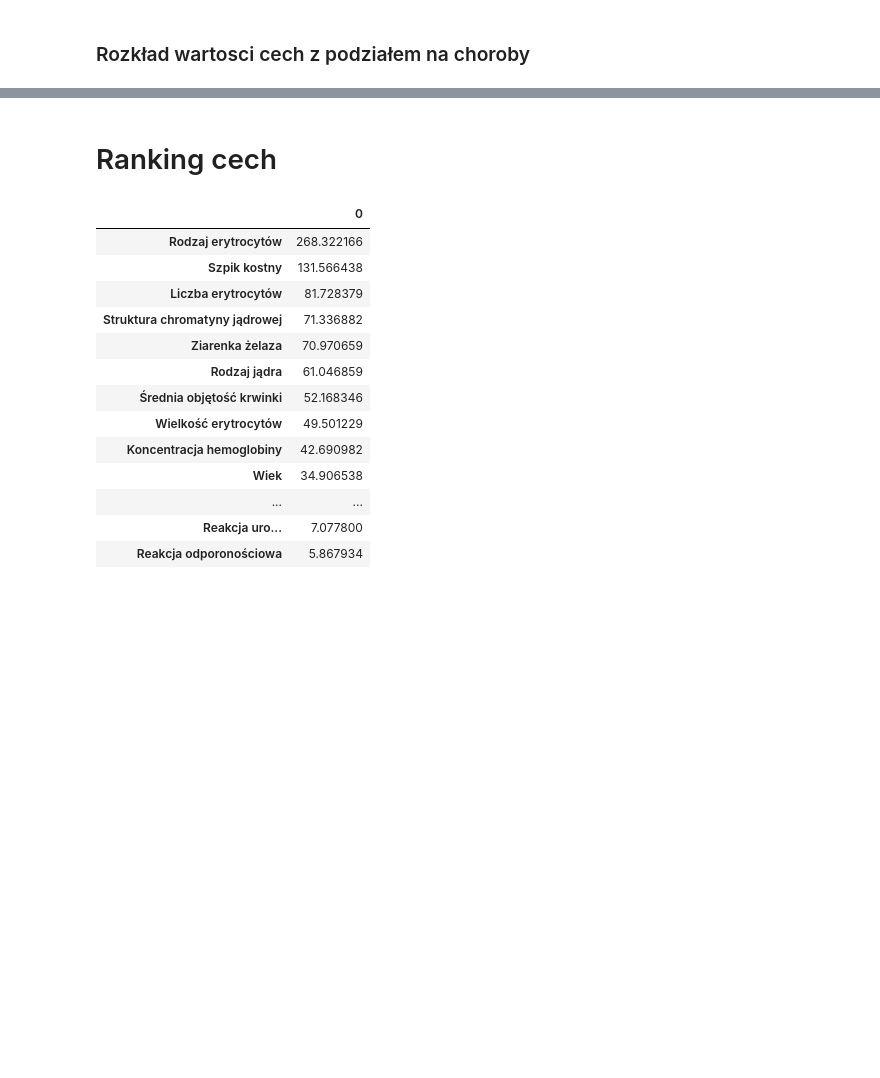
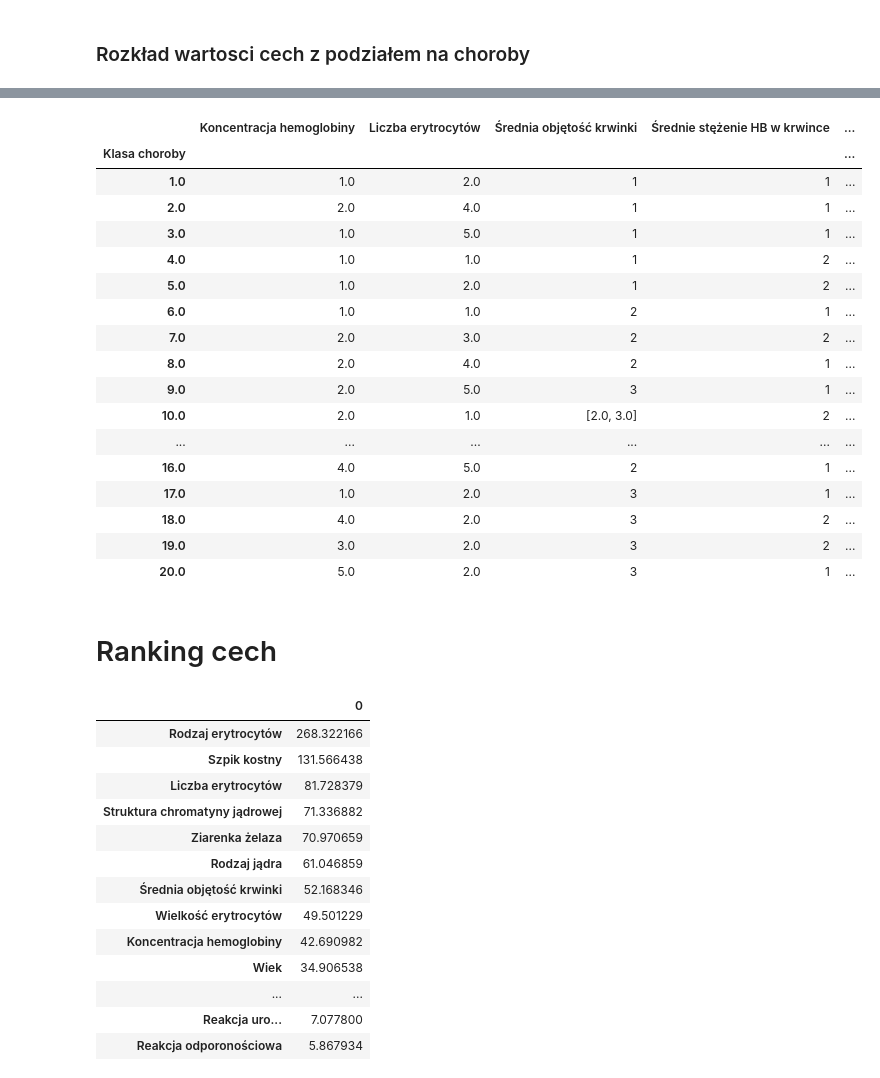
Before and after one commit to annaola/ZIwM, a Jupyter notebook: ZIwM.ipynb, the cells around one changed output, grey strips where cells are left out. Saved outputs shown, nothing was run; the diff lists cells and outputs as text; code cells hidden in the pictures; blank space fills up the shorter version.

```diff
--- a/ZIwM.ipynb
+++ b/ZIwM.ipynb
@@ -78,3 +78,24 @@ training_set_by_sikness.describe()
+# %%
+training_set_by_sikness.agg(pd.Series.mode)
+# %% [output]
+|  | Koncentracja hemoglobiny | Liczba erytrocytów | Średnia objętość krwinki | Średnie stężenie HB w krwince | ... |
+| Klasa choroby |  |  |  |  | ... |
+| 1.0 | 1.0 | 2.0 | 1 | 1 | ... |
+| 2.0 | 2.0 | 4.0 | 1 | 1 | ... |
+| 3.0 | 1.0 | 5.0 | 1 | 1 | ... |
+| 4.0 | 1.0 | 1.0 | 1 | 2 | ... |
+| 5.0 | 1.0 | 2.0 | 1 | 2 | ... |
+| 6.0 | 1.0 | 1.0 | 2 | 1 | ... |
+| 7.0 | 2.0 | 3.0 | 2 | 2 | ... |
+| 8.0 | 2.0 | 4.0 | 2 | 1 | ... |
+| 9.0 | 2.0 | 5.0 | 3 | 1 | ... |
+| 10.0 | 2.0 | 1.0 | [2.0, 3.0] | 2 | ... |
+| ... | ... | ... | ... | ... | ... |
+| 16.0 | 4.0 | 5.0 | 2 | 1 | ... |
+| 17.0 | 1.0 | 2.0 | 3 | 1 | ... |
+| 18.0 | 4.0 | 2.0 | 3 | 2 | ... |
+| 19.0 | 3.0 | 2.0 | 3 | 2 | ... |
+| 20.0 | 5.0 | 2.0 | 3 | 1 | ... |
 # %% [markdown]
 # Ranking cech
 # %%
```
Also changed, not shown: parts of 6 cells of this notebook.
